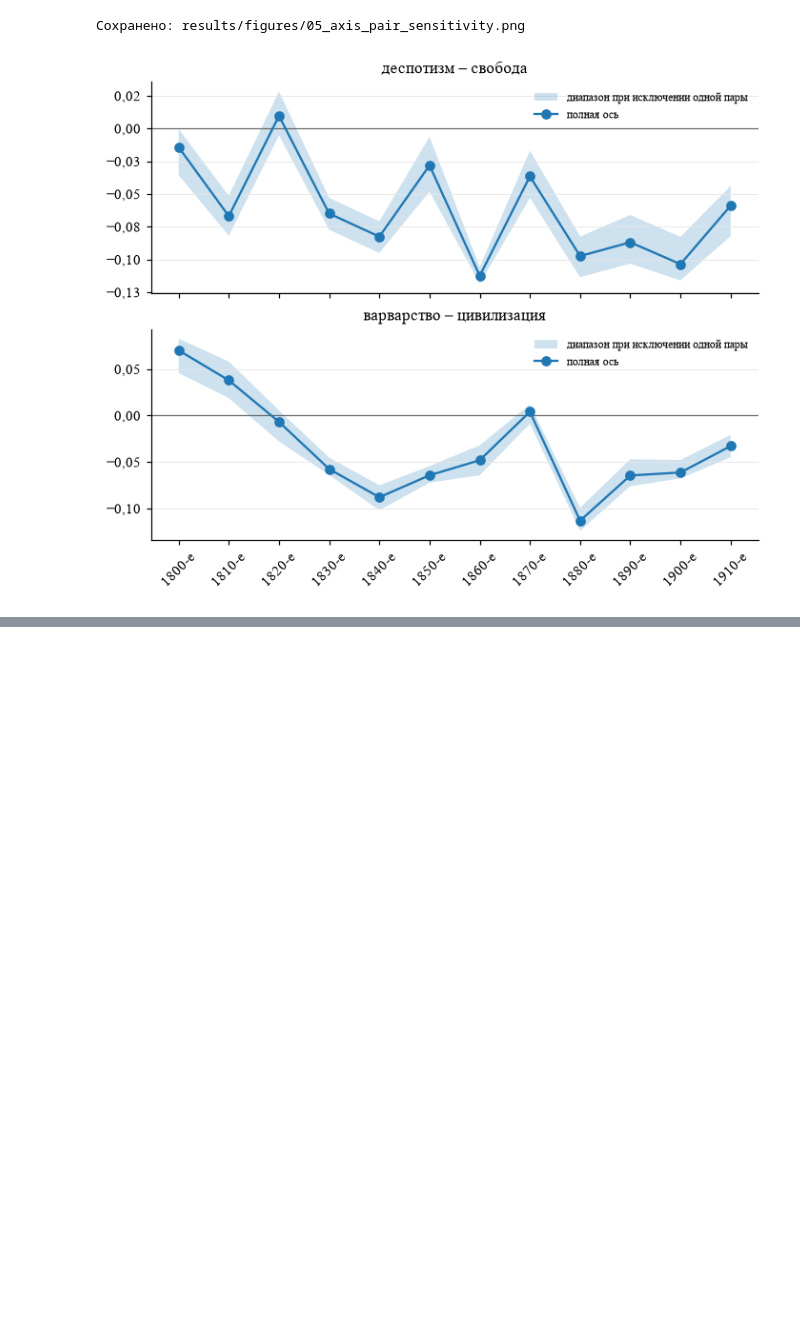
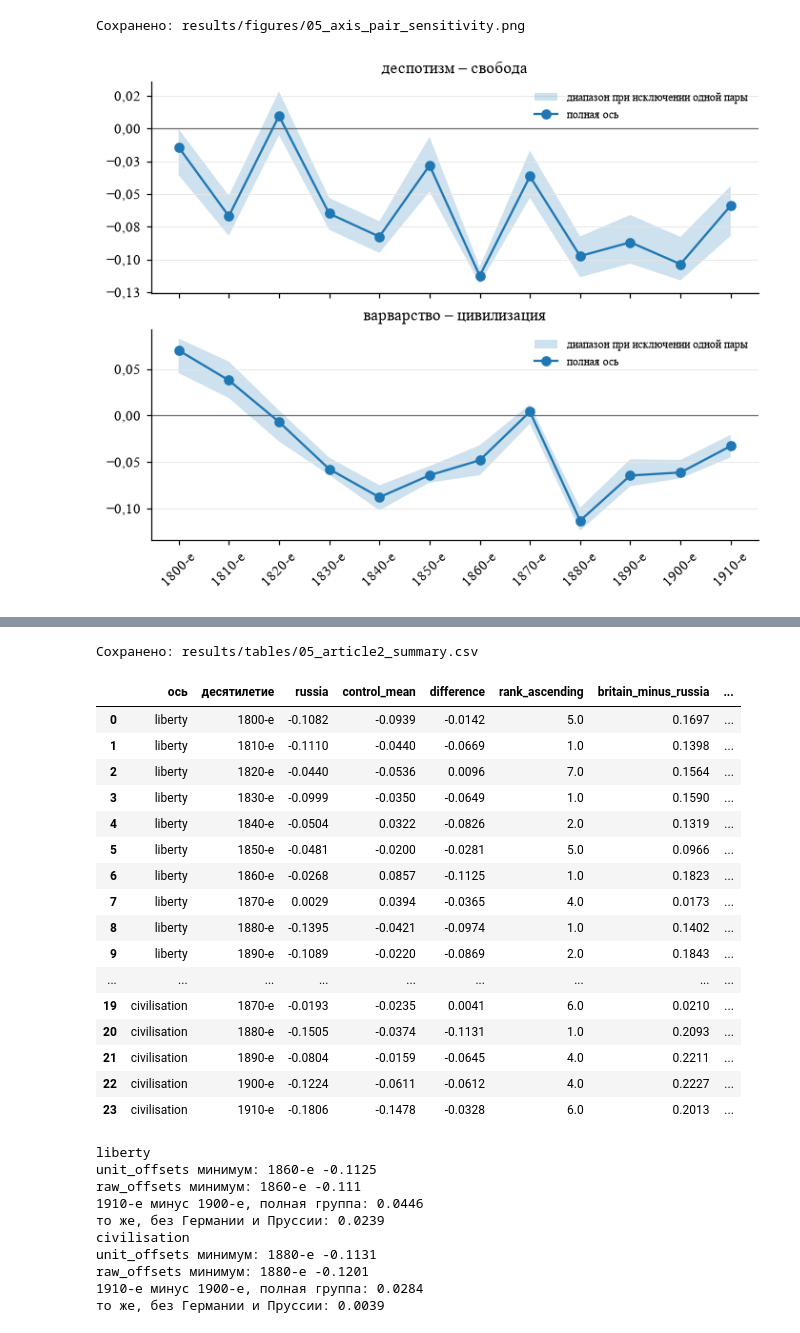
Before and after one commit to alexeyvkuznetsov/british-press-semantic-change, a Jupyter notebook: 02_russia_axes.ipynb, the cells around one changed output, grey strips where cells are left out. Drawn from its saved outputs; the diff is of its cells as text; code cells hidden in the pictures; blank space fills up the shorter version.

```diff
--- a/02_russia_axes.ipynb
+++ b/02_russia_axes.ipynb
@@ -353,0 +388,12 @@ plt.show(); T.save_fig(fig, "fig3_countries_liberty")
+# %%
+uk_rows = []
+for axn in C.WORKING_AXES:
+    for lab in LABS:
+        row = proj[axn].loc[lab]
+        uk_rows.append({"ось": axn, "десятилетие": lab,
+                        "russia": row["russia"], "britain": row["britain"], "england": row["england"],
+                        "britain_minus_russia": row["britain"]-row["russia"],
+                        "england_minus_russia": row["england"]-row["russia"]})
+uk = pd.DataFrame(uk_rows)
+T.save_table(uk.round(6), "05_uk_russia_comparison", index=False)
+display(uk.round(4))
@@ -469,0 +542,61 @@ fig.tight_layout(); T.save_fig(fig,"05_britain_russia"); plt.show()
+# %%
+article_rows = []
+for axn in C.WORKING_AXES:
+    for lab in LABS:
+        row = proj[axn].loc[lab]
+        s = summary[(summary["ось"] == axn) & (summary["десятилетие"] == lab)].iloc[0]
+        g = groups[(groups["ось"] == axn) & (groups["десятилетие"] == lab)].set_index("сценарий")
+        a = construction[(construction["ось"] == axn) & (construction["десятилетие"] == lab) & (construction["method"] == "raw_offsets")].iloc[0]
+        article_rows.append({"ось": axn, "десятилетие": lab,
+            "russia": row["russia"], "control_mean": row[controls].mean(),
+            "difference": row["russia"]-row[controls].mean(),
+            "rank_ascending": row.rank()["russia"],
+            "britain_minus_russia": row["britain"]-row["russia"],
+            "england_minus_russia": row["england"]-row["russia"],
+            "loo_min": s["минимум"], "loo_max": s["максимум"],
+            "loo_sign_changes": s["смены_знака"],
+            "difference_without_turkey": g.loc["без Турции", "разность"],
+            "difference_without_germany_prussia": g.loc["без Германии и Пруссии", "разность"],
+            "difference_without_england_prussia": g.loc["без Англии и Пруссии", "разность"],
+            "alternative_difference": a["difference"], "alternative_rank": a["rank_ascending"]})
+article = pd.DataFrame(article_rows)
+T.save_table(article.round(6), "05_article2_summary", index=False)
+display(article.round(4))
+for axn in C.WORKING_AXES:
+    print(axn)
+    for method in ["unit_offsets", "raw_offsets"]:
+        sub = construction[(construction["ось"] == axn) & (construction["method"] == method)]
+        low = sub.loc[sub["difference"].idxmin()]
+        print(method, "минимум:", low["десятилетие"], round(low["difference"], 4))
+    sub = article[article["ось"] == axn].set_index("десятилетие")
+    print("1910-е минус 1900-е, полная группа:", round(sub.loc["1910-е", "difference"]-sub.loc["1900-е", "difference"], 4))
+    print("то же, без Германии и Пруссии:", round(sub.loc["1910-е", "difference_without_germany_prussia"]-sub.loc["1900-е", "difference_without_germany_prussia"], 4))
+# %% [output]
+Сохранено: results/tables/05_article2_summary.csv
+|  | ось | десятилетие | russia | control_mean | difference | rank_ascending | britain_minus_russia | ... |
+| 0 | liberty | 1800-е | -0.1082 | -0.0939 | -0.0142 | 5.0 | 0.1697 | ... |
+| 1 | liberty | 1810-е | -0.1110 | -0.0440 | -0.0669 | 1.0 | 0.1398 | ... |
+| 2 | liberty | 1820-е | -0.0440 | -0.0536 | 0.0096 | 7.0 | 0.1564 | ... |
+| 3 | liberty | 1830-е | -0.0999 | -0.0350 | -0.0649 | 1.0 | 0.1590 | ... |
+| 4 | liberty | 1840-е | -0.0504 | 0.0322 | -0.0826 | 2.0 | 0.1319 | ... |
+| 5 | liberty | 1850-е | -0.0481 | -0.0200 | -0.0281 | 5.0 | 0.0966 | ... |
+| 6 | liberty | 1860-е | -0.0268 | 0.0857 | -0.1125 | 1.0 | 0.1823 | ... |
+| 7 | liberty | 1870-е | 0.0029 | 0.0394 | -0.0365 | 4.0 | 0.0173 | ... |
+| 8 | liberty | 1880-е | -0.1395 | -0.0421 | -0.0974 | 1.0 | 0.1402 | ... |
+| 9 | liberty | 1890-е | -0.1089 | -0.0220 | -0.0869 | 2.0 | 0.1843 | ... |
+| ... | ... | ... | ... | ... | ... | ... | ... | ... |
+| 19 | civilisation | 1870-е | -0.0193 | -0.0235 | 0.0041 | 6.0 | 0.0210 | ... |
+| 20 | civilisation | 1880-е | -0.1505 | -0.0374 | -0.1131 | 1.0 | 0.2093 | ... |
+| 21 | civilisation | 1890-е | -0.0804 | -0.0159 | -0.0645 | 4.0 | 0.2211 | ... |
+| 22 | civilisation | 1900-е | -0.1224 | -0.0611 | -0.0612 | 4.0 | 0.2227 | ... |
+| 23 | civilisation | 1910-е | -0.1806 | -0.1478 | -0.0328 | 6.0 | 0.2013 | ... |
+liberty
+unit_offsets минимум: 1860-е -0.1125
+raw_offsets минимум: 1860-е -0.111
+1910-е минус 1900-е, полная группа: 0.0446
+то же, без Германии и Пруссии: 0.0239
+civilisation
+unit_offsets минимум: 1880-е -0.1131
+raw_offsets минимум: 1880-е -0.1201
+1910-е минус 1900-е, полная группа: 0.0284
+то же, без Германии и Пруссии: 0.0039
```
Also changed, not shown: parts of 29 cells of this notebook, 10 other files.
